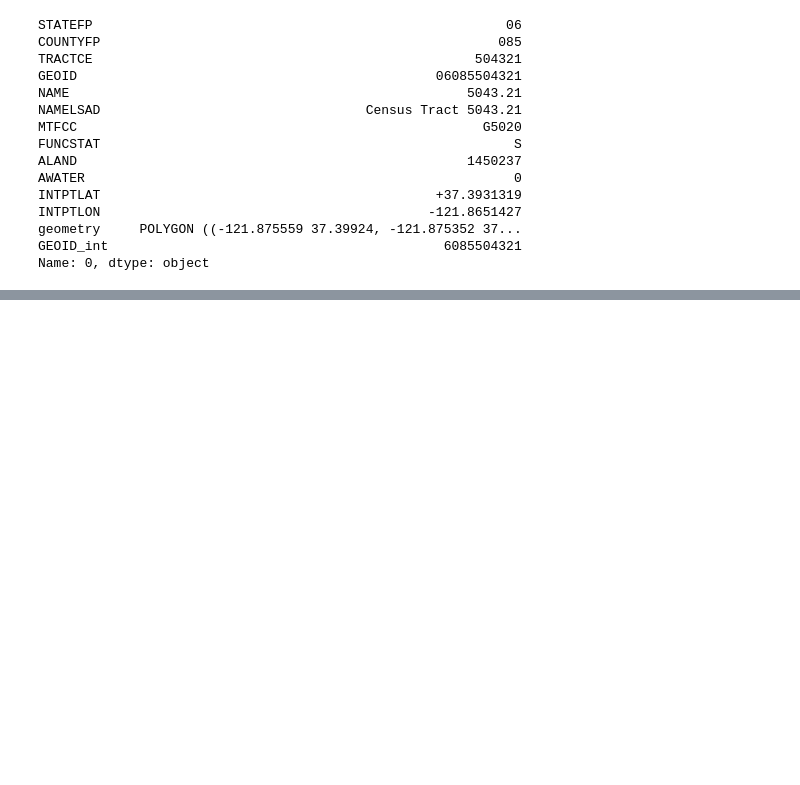
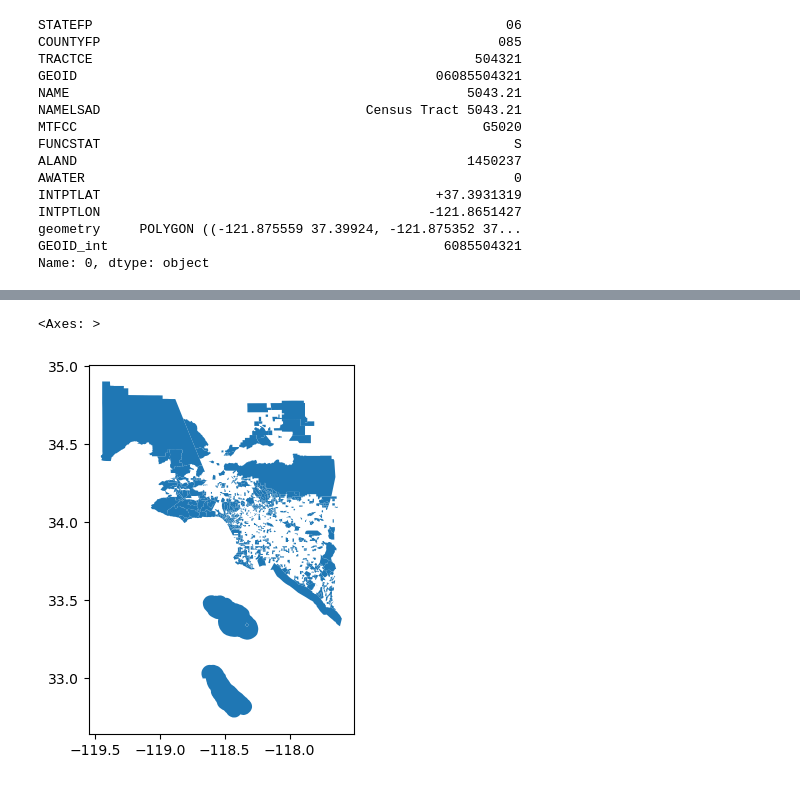
Before and after one commit to JunhongDuan/PurpleAir, a Jupyter notebook: Code/S5_where are Low cost sensors.ipynb, the cells around one changed output, grey strips where cells are left out. Cells and saved outputs as stored; diff of their text form; code cells hidden in the pictures; blank space fills up the shorter version.

```diff
--- a/Code/S5_where are Low cost sensors.ipynb
+++ b/Code/S5_where are Low cost sensors.ipynb
@@ -254,4 +214,4 @@ gdf_pa.columns = ['Unnamed_ 0', 'sensor_id', 'date', 'time_stamp', 'rssi', 'upti
                'location_t', 'model', 'uptime_y', 'position_r', 'latitude',
                'longitude', 'altitude', 'confidence', 'pm25_avg', 'PA_PM25',
                'PA_RH', 'PA_T', 'PA_PM25cali_025', 'PA_PM25cali_05', 'diff_05',
-               'diff_025', 'geometry', 'index_right', 'GEOID', 'year_period']
+               'diff_025', 'geometry', 'index_right', 'GEOID']
@@ -283,6 +264,3 @@ Index(['Unnamed_ 0', 'sensor_id', 'date', 'time_stamp', 'rssi', 'uptime_x',
 # %%
-sensor_2021_census['date'] = pd.to_datetime(sensor_2021_census['date'])
-mask_2021 = (sensor_2021_census['date'] >= '2020-12-01') & (sensor_2021_census['date'] <= '2021-12-31')
-s21 = sensor_2021_census.loc[mask_2021].copy()
-mask_2022 = (sensor_2021_census['date'] >= '2022-01-01') & (sensor_2021_census['date'] <= '2022-12-01')
-s22 = sensor_2021_census.loc[mask_2022].copy()
+merged_summary = summary_year.merge(df_2021, on = 'GEOID', how = 'left') # assume 2021 census characterics for the whole time peroid
+merged_summary.head(1)
@@ -360,0 +319,22 @@ summary_table.reset_index(inplace=True)
+# %%
+feature_cols = [
+     'GEOID',
+     'max_active', 'min_active', 'days_with_activity',
+     'total_active', 'avg_daily_sensors',
+     'DP05_0001E', # total population
+     'male_rate', 'hispanic_rate', 'white_rate', 'black_rate',
+     'native_american_rate', 'asian_rate', 'pacific_islander_rate',
+     'other_race_rate', '25_older_rate',
+     'S1101_C01_001E', # Total households
+     'S1101_C01_002E', # Average household size
+     'S1101_C01_005E', # Estimate!!Total!!AGE OF OWN CHILDREN!!Households with own children of the householder under 18 years
+     'B25034_001E', # total building structures
+     'pct_built_pre1979',
+     'pct_built_1980_2000', 'pct_built_after2000',
+     'S1501_C01_012E'# Estimate!!Total!!AGE BY EDUCATIONAL ATTAINMENT!!Population 25 years and over!!Bachelor's degree
+]
+sensor_features = df_cluster_analysis[feature_cols]
+sensor_features.to_csv('../Data/Output/sensor_features.csv')
+# %%
+sensor_features_shp = sensor_features.merge(ca_tract, on = "GEOID", how = "left")
+sensor_features_shp = gpd.GeoDataFrame(sensor_features_shp, geometry = "geometry", crs = ca_tract.crs)
@@ -360,0 +350,5 @@ summary_table.reset_index(inplace=True)
+# %%
+sensor_features_shp.plot()
+# %% [output]
+<Axes: >
+[figure, added]
```
Also changed, not shown: parts of 30 cells of this notebook.
